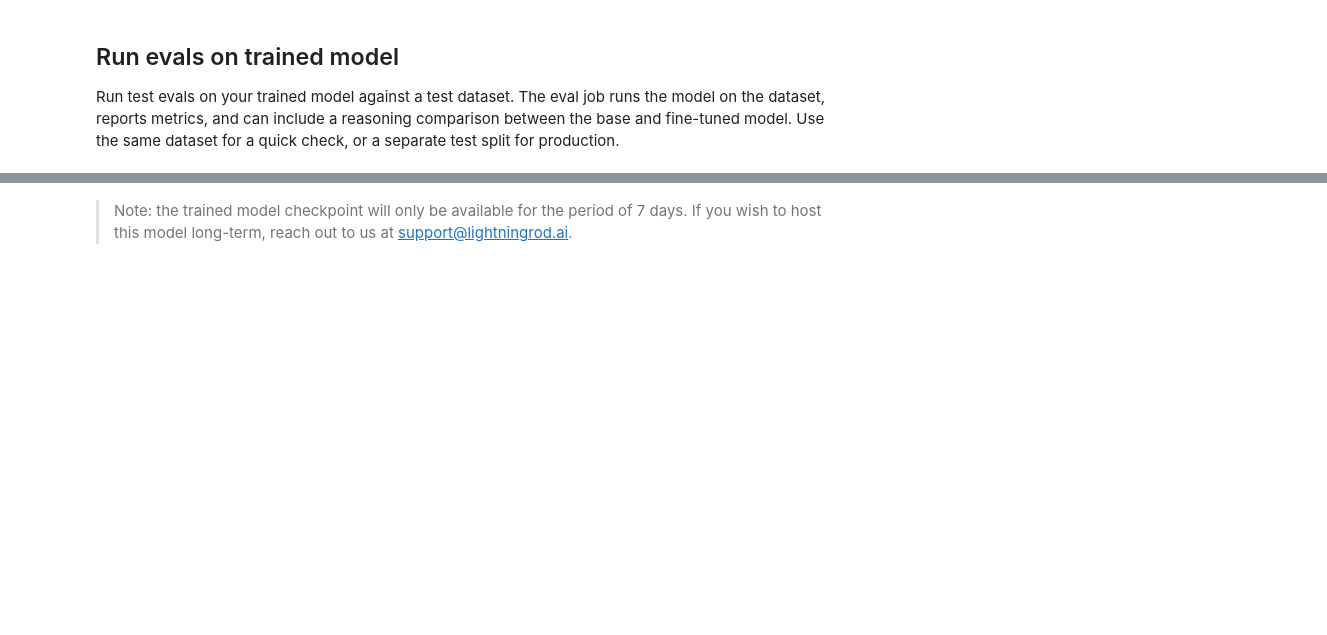
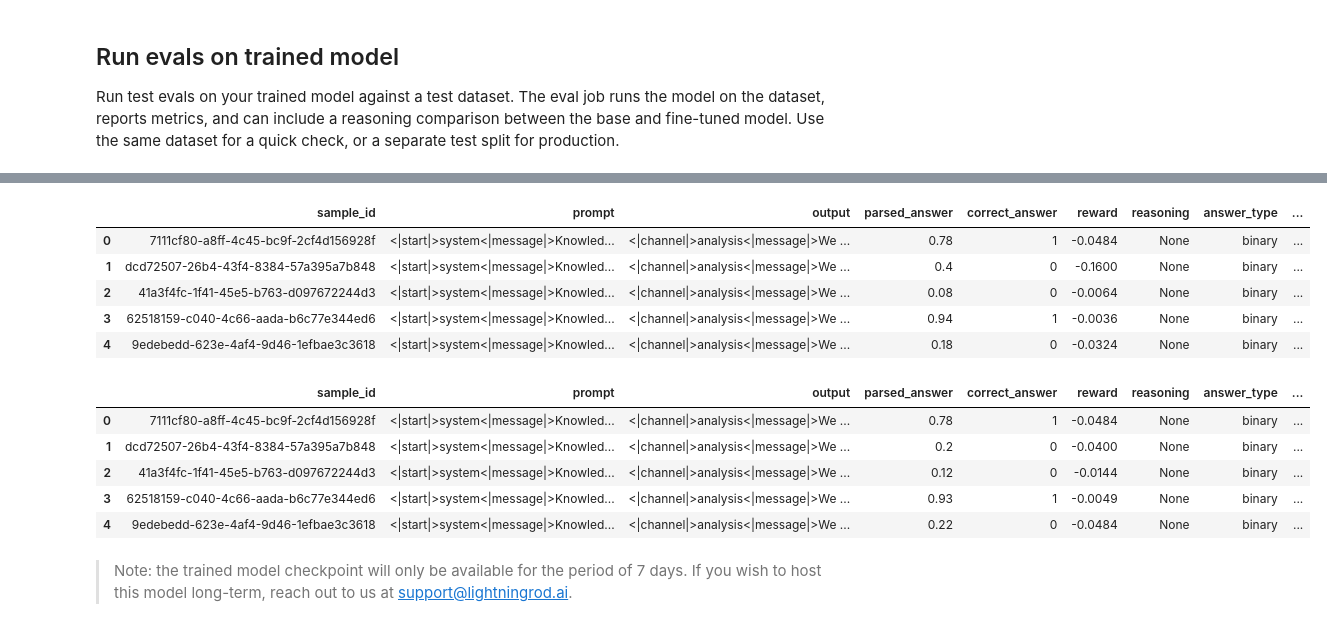
Before and after one commit to lightning-rod-labs/lightningrod-python-sdk, a Jupyter notebook: notebooks/getting_started/05_grpo_training.ipynb, the cells around one changed output, grey strips where cells are left out. Cells and saved outputs as stored; diff of their text form; code cells hidden in the pictures; blank space fills up the shorter version.

Commit message:
load results to in-memory dataframe

```diff
--- a/notebooks/getting_started/05_grpo_training.ipynb
+++ b/notebooks/getting_started/05_grpo_training.ipynb
@@ -168,6 +168,22 @@ eval_job = lr.evals.run_from_training_job(
 │                                                                                                                 │
 ╰─────────────────────────────────────────────────────────────────────────────────────────────────────────────────╯
 # %%
-lr.evals.download_results(eval_job.id, "./eval-results")
+results = lr.evals.load_results(eval_job.id)
+
+display(results[training_job.config.base_model_id].head())
+display(results[training_job.model_id].head())
+# %% [output]
+|  | sample_id | prompt | output | parsed_answer | correct_answer | reward | reasoning | answer_type | ... |
+| 0 | 7111cf80-a8ff-4c45-bc9f-2cf4d156928f | <|start|>system<|message|>Knowled... | <|channel|>analysis<|message|>We ... | 0.78 | 1 | -0.0484 | None | binary | ... |
+| 1 | dcd72507-26b4-43f4-8384-57a395a7b848 | <|start|>system<|message|>Knowled... | <|channel|>analysis<|message|>We ... | 0.4 | 0 | -0.1600 | None | binary | ... |
+| 2 | 41a3f4fc-1f41-45e5-b763-d097672244d3 | <|start|>system<|message|>Knowled... | <|channel|>analysis<|message|>We ... | 0.08 | 0 | -0.0064 | None | binary | ... |
+| 3 | 62518159-c040-4c66-aada-b6c77e344ed6 | <|start|>system<|message|>Knowled... | <|channel|>analysis<|message|>We ... | 0.94 | 1 | -0.0036 | None | binary | ... |
+| 4 | 9edebedd-623e-4af4-9d46-1efbae3c3618 | <|start|>system<|message|>Knowled... | <|channel|>analysis<|message|>We ... | 0.18 | 0 | -0.0324 | None | binary | ... |
+|  | sample_id | prompt | output | parsed_answer | correct_answer | reward | reasoning | answer_type | ... |
+| 0 | 7111cf80-a8ff-4c45-bc9f-2cf4d156928f | <|start|>system<|message|>Knowled... | <|channel|>analysis<|message|>We ... | 0.78 | 1 | -0.0484 | None | binary | ... |
+| 1 | dcd72507-26b4-43f4-8384-57a395a7b848 | <|start|>system<|message|>Knowled... | <|channel|>analysis<|message|>We ... | 0.2 | 0 | -0.0400 | None | binary | ... |
+| 2 | 41a3f4fc-1f41-45e5-b763-d097672244d3 | <|start|>system<|message|>Knowled... | <|channel|>analysis<|message|>We ... | 0.12 | 0 | -0.0144 | None | binary | ... |
+| 3 | 62518159-c040-4c66-aada-b6c77e344ed6 | <|start|>system<|message|>Knowled... | <|channel|>analysis<|message|>We ... | 0.93 | 1 | -0.0049 | None | binary | ... |
+| 4 | 9edebedd-623e-4af4-9d46-1efbae3c3618 | <|start|>system<|message|>Knowled... | <|channel|>analysis<|message|>We ... | 0.22 | 0 | -0.0484 | None | binary | ... |
 # %% [markdown]
 > Note: the trained model checkpoint will only be available for the period of 7 days. If you wish to host this model long-term, reach out to us at support@lightningrod.ai.
```
Also changed, not shown: parts of 3 cells of this notebook, 1 other file.
